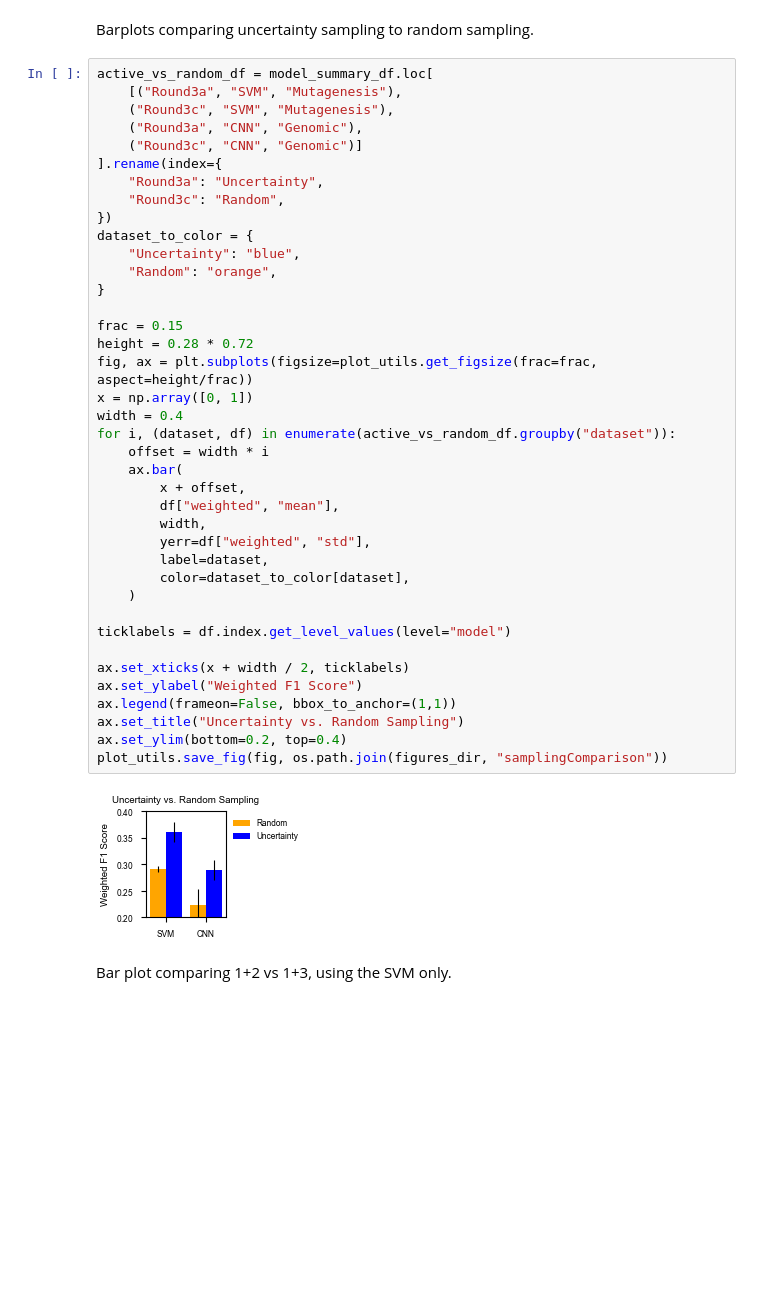
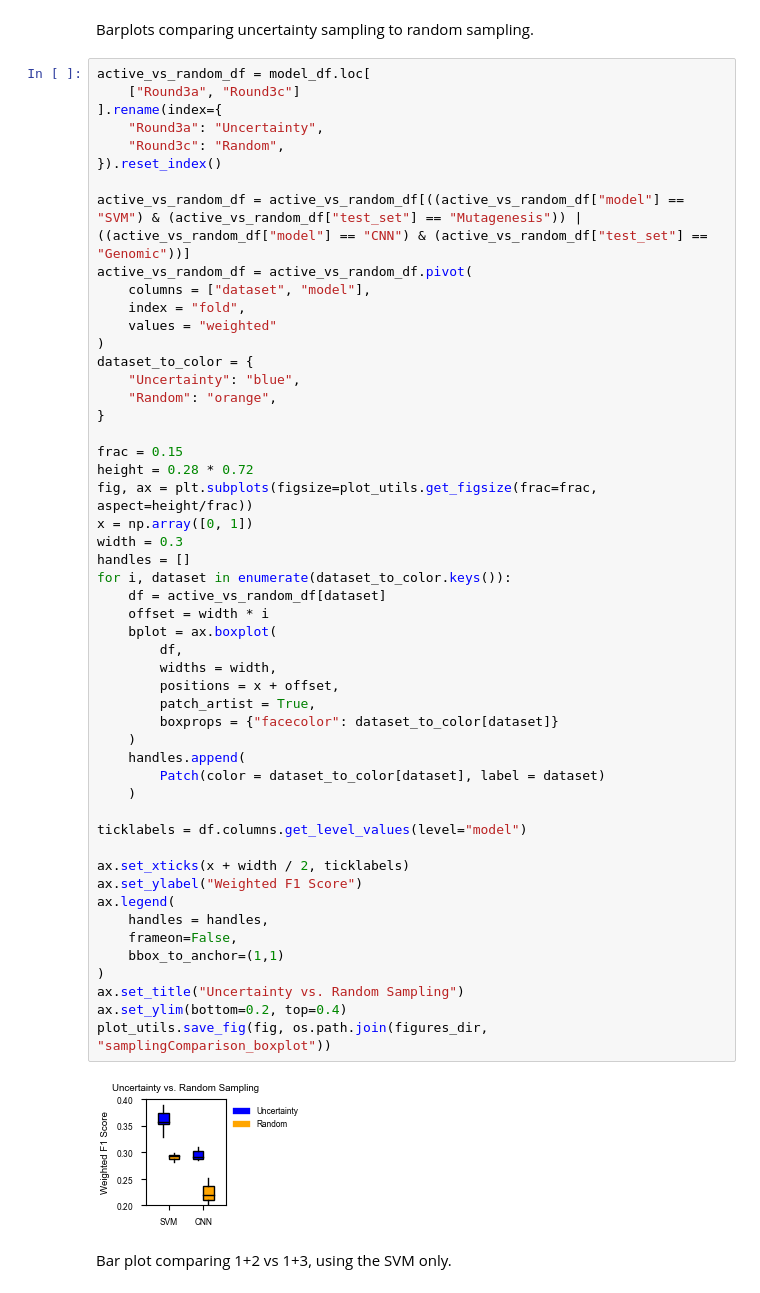
Before and after one commit to barakcohenlab/CRX-Active-Learning, a Jupyter notebook: classifier_performance.ipynb, the cells around one changed output. Saved outputs shown, nothing was run; the diff lists cells and outputs as text; blank space fills up the shorter version.

```diff
--- a/classifier_performance.ipynb
+++ b/classifier_performance.ipynb
@@ -258,46 +342,58 @@ plot_utils.save_fig(fig, os.path.join(figures_dir, "modelPerformanceComparison_S
 # %% [markdown]
 Barplots comparing uncertainty sampling to random sampling.
 # %%
-active_vs_random_df = model_summary_df.loc[
-    [("Round3a", "SVM", "Mutagenesis"),
-    ("Round3c", "SVM", "Mutagenesis"),
-    ("Round3a", "CNN", "Genomic"),
-    ("Round3c", "CNN", "Genomic")]
+active_vs_random_df = model_df.loc[
+    ["Round3a", "Round3c"]
 ].rename(index={
     "Round3a": "Uncertainty",
     "Round3c": "Random",
-})
+}).reset_index()
+
+active_vs_random_df = active_vs_random_df[((active_vs_random_df["model"] == "SVM") & (active_vs_random_df["test_set"] == "Mutagenesis")) | ((active_vs_random_df["model"] == "CNN") & (active_vs_random_df["test_set"] == "Genomic"))]
+active_vs_random_df = active_vs_random_df.pivot(
+    columns = ["dataset", "model"],
+    index = "fold",
+    values = "weighted"
+)
 dataset_to_color = {
     "Uncertainty": "blue",
     "Random": "orange",
 }
 
 frac = 0.15
 height = 0.28 * 0.72
 fig, ax = plt.subplots(figsize=plot_utils.get_figsize(frac=frac, aspect=height/frac))
 x = np.array([0, 1])
-width = 0.4
-for i, (dataset, df) in enumerate(active_vs_random_df.groupby("dataset")):
+width = 0.3
+handles = []
+for i, dataset in enumerate(dataset_to_color.keys()):
+    df = active_vs_random_df[dataset]
     offset = width * i
-    ax.bar(
-        x + offset,
-        df["weighted", "mean"],
-        width,
-        yerr=df["weighted", "std"],
-        label=dataset,
-        color=dataset_to_color[dataset],
+    bplot = ax.boxplot(
+        df,
+        widths = width,
+        positions = x + offset,
+        patch_artist = True,
+        boxprops = {"facecolor": dataset_to_color[dataset]}
+    )
+    handles.append(
+        Patch(color = dataset_to_color[dataset], label = dataset)
     )
 
-ticklabels = df.index.get_level_values(level="model")
+ticklabels = df.columns.get_level_values(level="model")
 
 ax.set_xticks(x + width / 2, ticklabels)
 ax.set_ylabel("Weighted F1 Score")
-ax.legend(frameon=False, bbox_to_anchor=(1,1))
+ax.legend(
+    handles = handles,
+    frameon=False,
+    bbox_to_anchor=(1,1)
+)
 ax.set_title("Uncertainty vs. Random Sampling")
 ax.set_ylim(bottom=0.2, top=0.4)
-plot_utils.save_fig(fig, os.path.join(figures_dir, "samplingComparison"))
+plot_utils.save_fig(fig, os.path.join(figures_dir, "samplingComparison_boxplot"))
 # %% [output]
-[figure, old version]
+[figure, new version]
 # %% [markdown]
 Bar plot comparing 1+2 vs 1+3, using the SVM only.
 # %%
```
Also changed, not shown: parts of 4 cells of this notebook.
